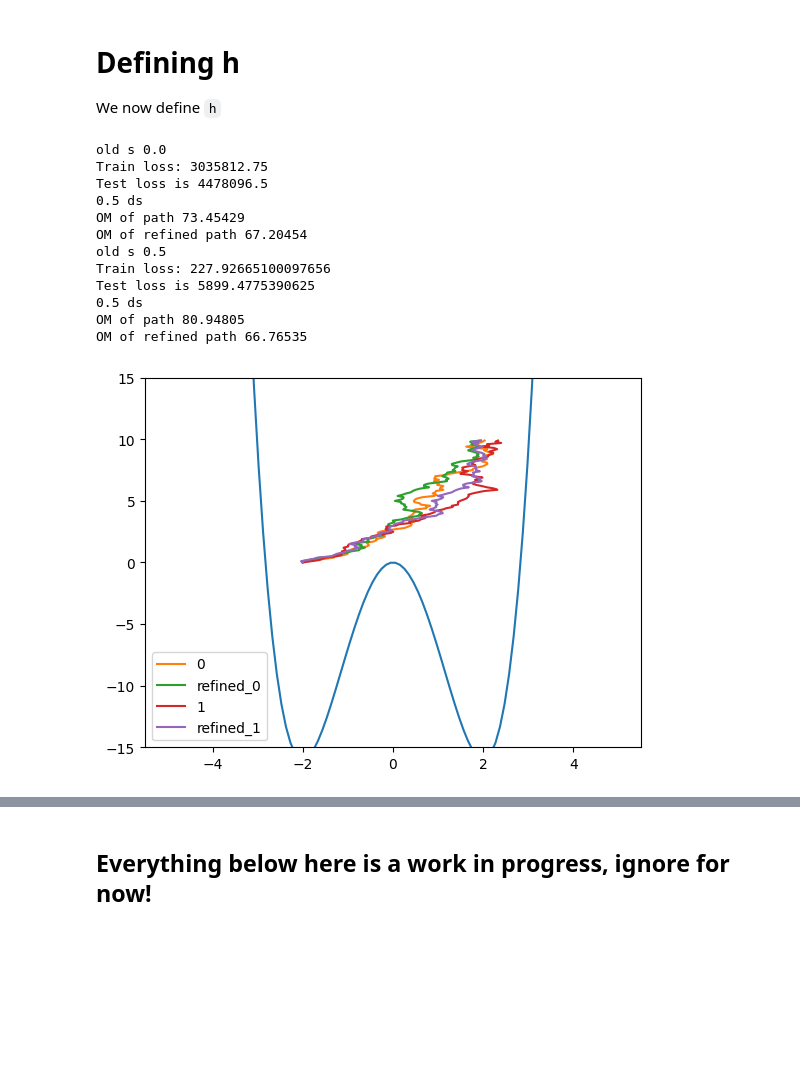
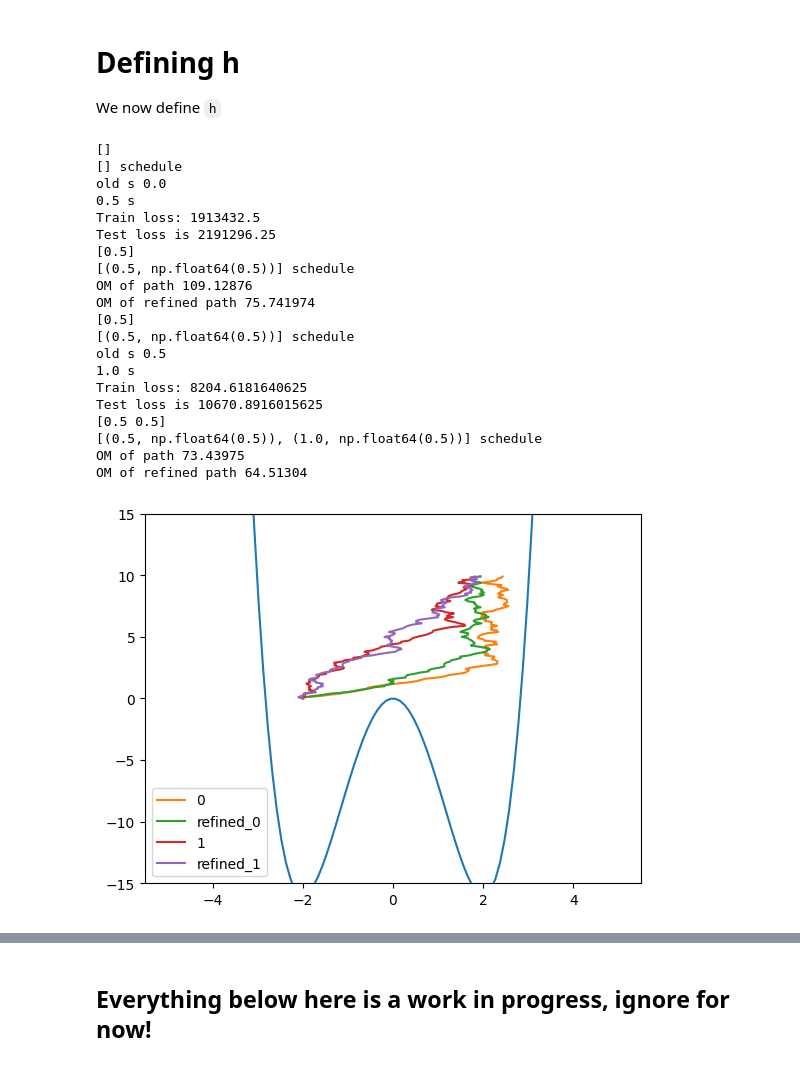
Before and after one commit to reubenharry/path_sampling, a Jupyter notebook: src/path_sampling_nb.ipynb, the cells around one changed output, grey strips where cells are left out. Cells and saved outputs as stored; diff of their text form; code cells hidden in the pictures; blank space fills up the shorter version.

```diff
--- a/src/path_sampling_nb.ipynb
+++ b/src/path_sampling_nb.ipynb
@@ -101,7 +101,7 @@ def J(x,y):
     return (1/sigma**2)*(x[-1,0]- 2)**2
 
 # vmap is a jax function that allows us to apply a function to each element of an array
-def E_J(paths, obs):
+def E_J(J, paths, obs):
     """
     paths: array of shape [batch_size, num_steps, ndims]
     obs: here can just be None
@@ -149,7 +149,7 @@ def I(x, time, uref):
     out = jax.vmap(lambda xt,t, div_u, dxdt : 0.5*dt*(0.5*(dxdt - uref(xt, t)).dot(dxdt - uref(xt, t)) + 0.5*div_u)) (x, time, div_us, dxdts)
     return jnp.sum(out)
 
-def make_h(b, dbds):
+def make_h(b, dbds, s):
     """
     b: drift term. A function from R^ndims x R -> R^ndims
     dbds: also a function from R^ndims x R -> R^ndims
@@ -172,12 +172,12 @@ def make_h(b, dbds):
 
         # calculate divergence of dbds at all times, using the trace of the jacobian
         # div_dbdss = jax.vmap(lambda xt, t: jnp.trace(jax.jacobian(lambda k: dbds(k,t))(xt)))(x, time)
-        div_dbdss = div_f(x,time,partial(dbds, s=0.0))
+        div_dbdss = div_f(x,time,partial(dbds, s=s))
 
         # the discretized integral
         out = jax.vmap(lambda x, t, dxdt, div_dbds:
 
-                    -0.5*dt*((b(x,t) - dxdt).dot(dbds(x,t, 0.0)) + 0.5*div_dbds)
+                    -0.5*dt*((b(x,t) - dxdt).dot(dbds(x,t, s)) + 0.5*div_dbds)
                     )(x,time, dxdts, div_dbdss)
 
         return jnp.sum(out)
@@ -185,7 +185,7 @@ def make_h(b, dbds):
     return h
 
 # compute the loss function, which here is the square of the difference between the left and right of (7)
-def make_h_loss(expectation_of_J, b):
+def make_h_loss(expectation_of_J, J, b, s):
     """
     expectation_of_J: the expectation of J, computed from the paths
     b: drift term. A function from R^ndims x R -> R^ndims
@@ -202,7 +202,7 @@ def make_h_loss(expectation_of_J, b):
             a scalar value representing the loss
         """
 
-        h = make_h(b, dbds)
+        h = make_h(b, dbds, s)
 
         expectation_of_h = jnp.mean(jax.vmap(h)(xs, times), axis=0)
 
@@ -431,32 +461,45 @@ def update(b, hyperparams, key, old_s, new_s, i):
 # %%
 key = jax.random.key(0)
-b = uref # initialize b as uref
+# b = uref # initialize b as uref
 schedule = [0.5, 1.0] # , 0.2, 0.3, 0.4, 0.5, 0.6, 0.7, 0.8, 0.9, 1.0]
+dbds = MLP([3,20,20,1], key=jax.random.key(0))
+
+
 for i, s in enumerate(schedule):
 
 
 
     key = jax.random.fold_in(key, i)
 
     # update b -> b + dbds
-    b = update(b=b,
-        hyperparams={'dt': 0.005, 'num_steps': 100, 'num_training_steps' : 1000, 'batch_size' :200},
+    dbds = update(
+        uref=uref,
+        J=J,
+        dbds=dbds,
+        hyperparams={'dt': 0.005, 'num_steps': 100, 'num_training_steps' : 1000, 'batch_size' :100},
         key=key,
-        old_s=schedule[i-1] if i>0 else 0.0,
-        new_s=s,
+        schedule=schedule,
         i=i,
     )
 # %% [output]
+[]
+[] schedule
 old s 0.0
-Train loss: 3035812.75
-Test loss is 4478096.5
-0.5 ds
-OM of path 73.45429
-OM of refined path 67.20454
+0.5 s
+Train loss: 1913432.5
+Test loss is 2191296.25
+[0.5]
+[(0.5, np.float64(0.5))] schedule
+OM of path 109.12876
+OM of refined path 75.741974
+[0.5]
+[(0.5, np.float64(0.5))] schedule
 old s 0.5
-Train loss: 227.92665100097656
-Test loss is 5899.4775390625
-0.5 ds
-OM of path 80.94805
-OM of refined path 66.76535
+1.0 s
+Train loss: 8204.6181640625
+Test loss is 10670.8916015625
+[0.5 0.5]
+[(0.5, np.float64(0.5)), (1.0, np.float64(0.5))] schedule
+OM of path 73.43975
+OM of refined path 64.51304
-[figure, old version]
+[figure, new version]
```
Also changed, not shown: parts of 7 cells of this notebook.
